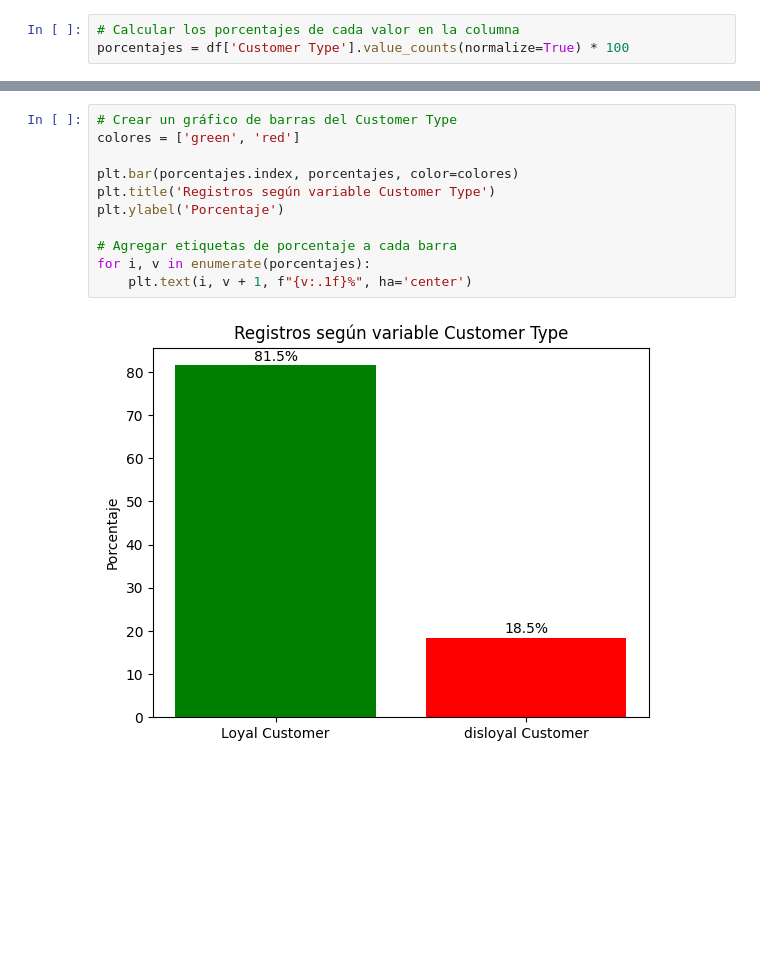
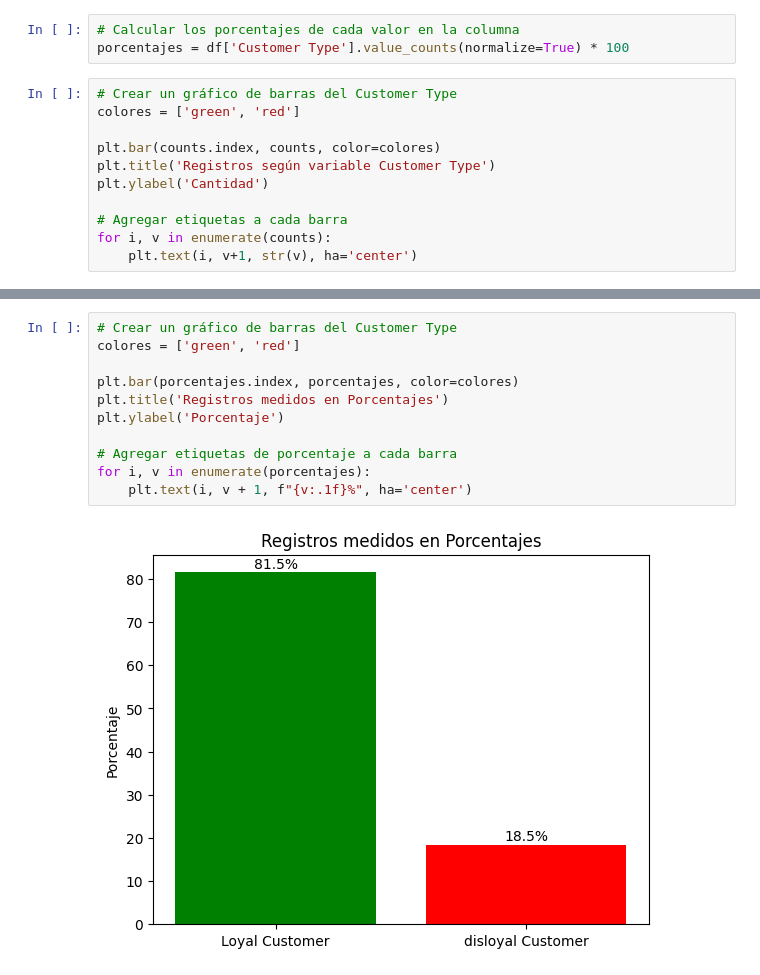
Before and after one commit to MHerrera11/Coderhouse, a Jupyter notebook: notebooks/Satisfacción de Clientes en Vuelos.ipynb, the cells around one changed output, grey strips where cells are left out. Drawn from its saved outputs; the diff is of its cells as text; blank space fills up the shorter version.

```diff
--- a/notebooks/Satisfacción de Clientes en Vuelos.ipynb
+++ b/notebooks/Satisfacción de Clientes en Vuelos.ipynb
@@ -185,3 +185,14 @@ Name: Customer Type, dtype: int64
 # %%
 # Calcular los porcentajes de cada valor en la columna
 porcentajes = df['Customer Type'].value_counts(normalize=True) * 100
+# %%
+# Crear un gráfico de barras del Customer Type
+colores = ['green', 'red']
+
+plt.bar(counts.index, counts, color=colores)
+plt.title('Registros según variable Customer Type')
+plt.ylabel('Cantidad')
+
+# Agregar etiquetas a cada barra
+for i, v in enumerate(counts):
+    plt.text(i, v+1, str(v), ha='center')
@@ -188,13 +201,13 @@ porcentajes = df['Customer Type'].value_counts(normalize=True) * 100
 # %%
 # Crear un gráfico de barras del Customer Type
 colores = ['green', 'red']
 
 plt.bar(porcentajes.index, porcentajes, color=colores)
-plt.title('Registros según variable Customer Type')
+plt.title('Registros medidos en Porcentajes')
 plt.ylabel('Porcentaje')
 
 # Agregar etiquetas de porcentaje a cada barra
 for i, v in enumerate(porcentajes):
     plt.text(i, v + 1, f"{v:.1f}%", ha='center')
 # %% [output]
-[figure, old version]
+[figure, new version]
```
Also changed, not shown: parts of 3 cells of this notebook.
